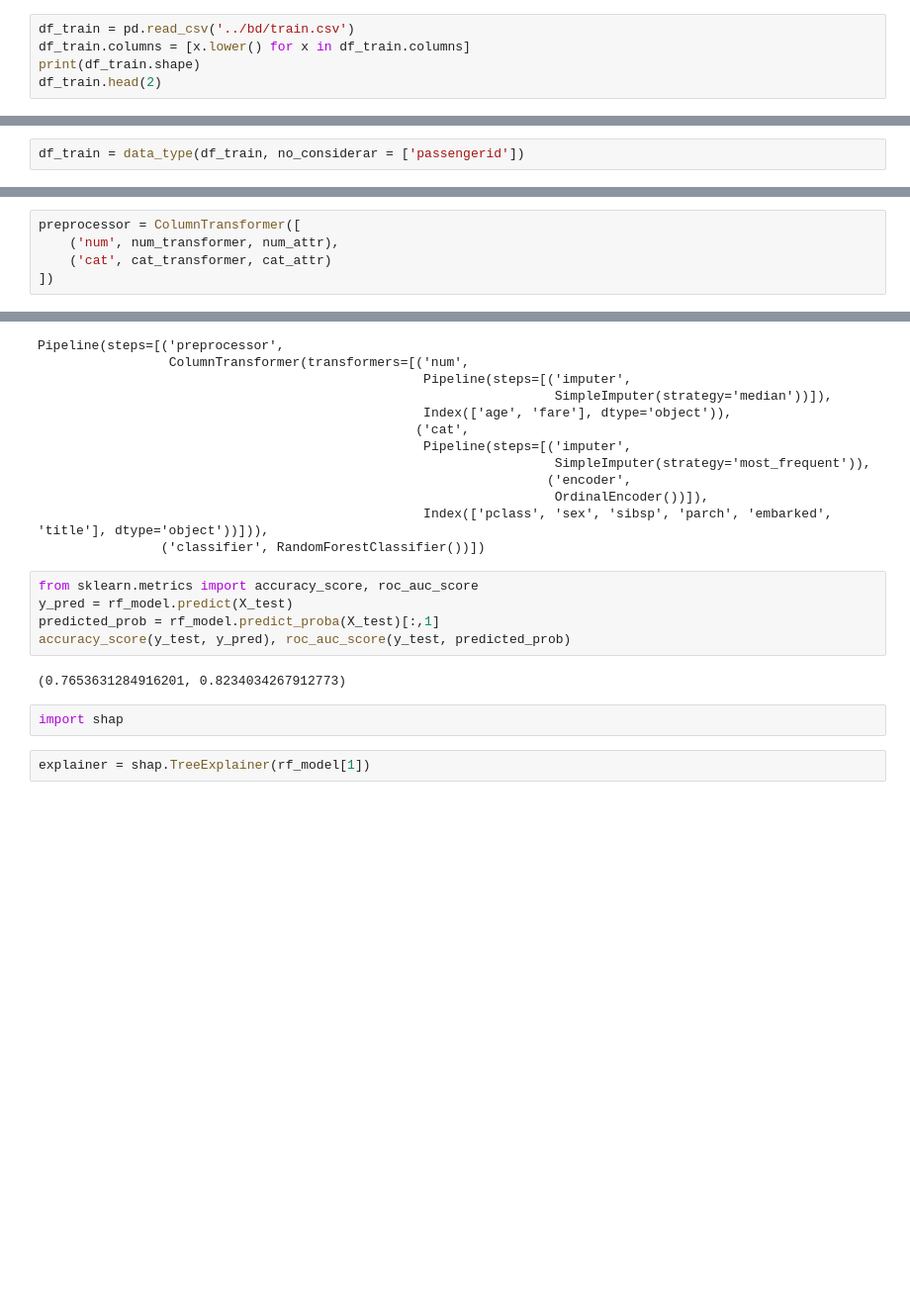
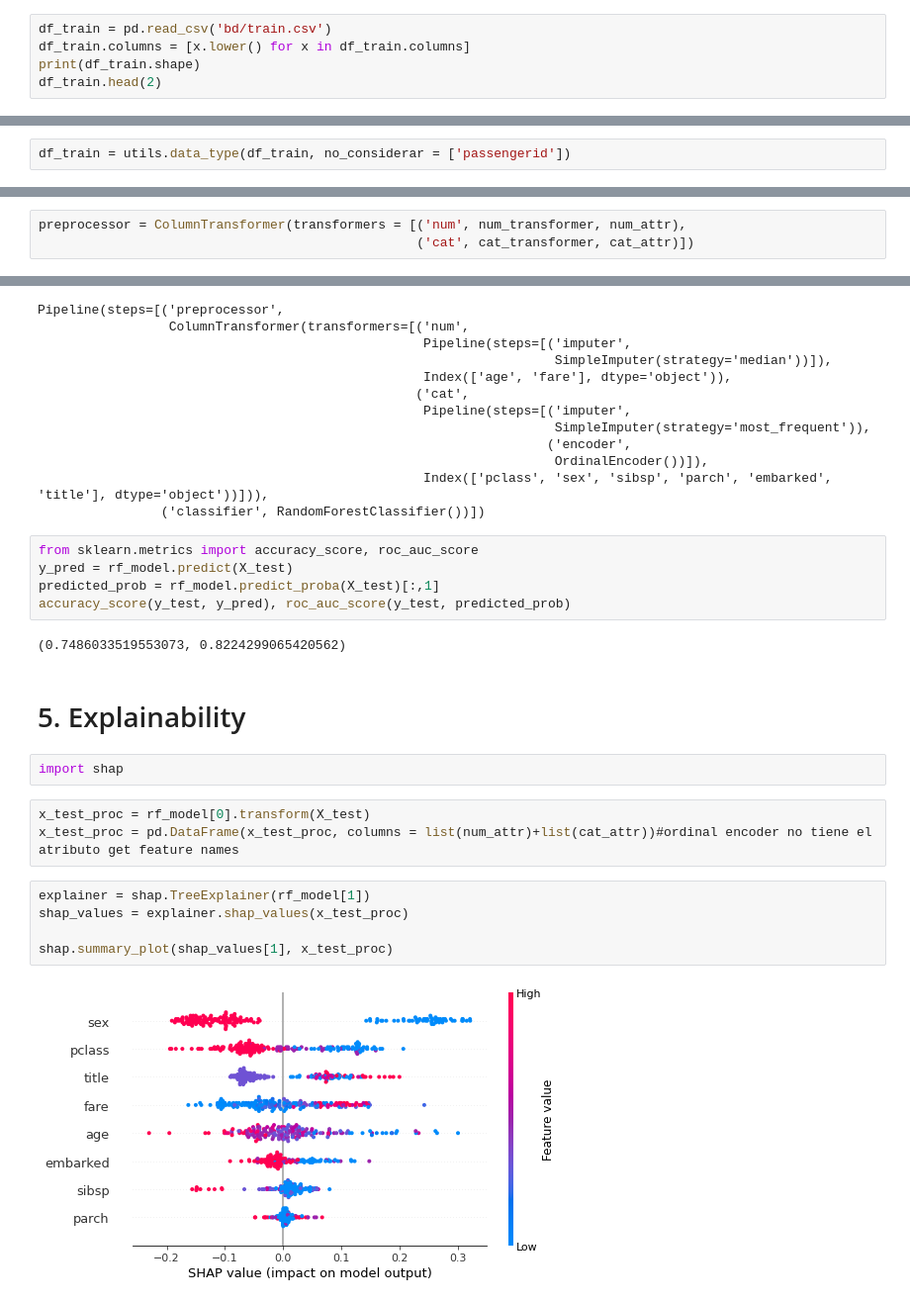
Before and after one commit to avillanm/titanic_project, a Jupyter notebook: nb/lab_test.ipynb, the cells around one changed output, grey strips where cells are left out. Shown at 99% size. Drawn from its saved outputs; the diff is of its cells as text; blank space fills up the shorter version.

Commit message:
repair shap function

```diff
--- a/nb/lab_test.ipynb
+++ b/nb/lab_test.ipynb
@@ -10,5 +22,5 @@ from tqdm import tqdm
 # %%
-df_train = pd.read_csv('../bd/train.csv')
+df_train = pd.read_csv('bd/train.csv')
 df_train.columns = [x.lower() for x in df_train.columns]
 print(df_train.shape)
 df_train.head(2)
@@ -120,5 +125,5 @@ def data_type(df0, no_considerar = []):
 # %%
-df_train = data_type(df_train, no_considerar = ['passengerid'])
+df_train = utils.data_type(df_train, no_considerar = ['passengerid'])
 # %%
 df_train.dtypes
 # %% [output]
@@ -164,7 +172,5 @@ cat_transformer = Pipeline([
 num_attr = df_train.select_dtypes(include = ['float64','int64']).drop(columns = ['passengerid']).columns
 cat_attr = df_train.select_dtypes(include = ['object']).drop(columns = ['survived']).columns
 # %%
-preprocessor = ColumnTransformer([
-    ('num', num_transformer, num_attr),
-    ('cat', cat_transformer, cat_attr)
-])
+preprocessor = ColumnTransformer(transformers = [('num', num_transformer, num_attr),
+                                                 ('cat', cat_transformer, cat_attr)])
@@ -198,8 +202,18 @@ y_pred = rf_model.predict(X_test)
 predicted_prob = rf_model.predict_proba(X_test)[:,1]
 accuracy_score(y_test, y_pred), roc_auc_score(y_test, predicted_prob)
 # %% [output]
-(0.7653631284916201, 0.8234034267912773)
+(0.7486033519553073, 0.8224299065420562)
+# %% [markdown]
+# 5. Explainability
 # %%
 import shap
+# %%
+x_test_proc = rf_model[0].transform(X_test)
+x_test_proc = pd.DataFrame(x_test_proc, columns = list(num_attr)+list(cat_attr))#ordinal encoder no tiene el atributo get feature names
 # %%
 explainer = shap.TreeExplainer(rf_model[1])
+shap_values = explainer.shap_values(x_test_proc)
+
+shap.summary_plot(shap_values[1], x_test_proc)
+# %% [output]
+[figure, added]
```
Also changed, not shown: parts of 40 cells of this notebook, 1 other file.
